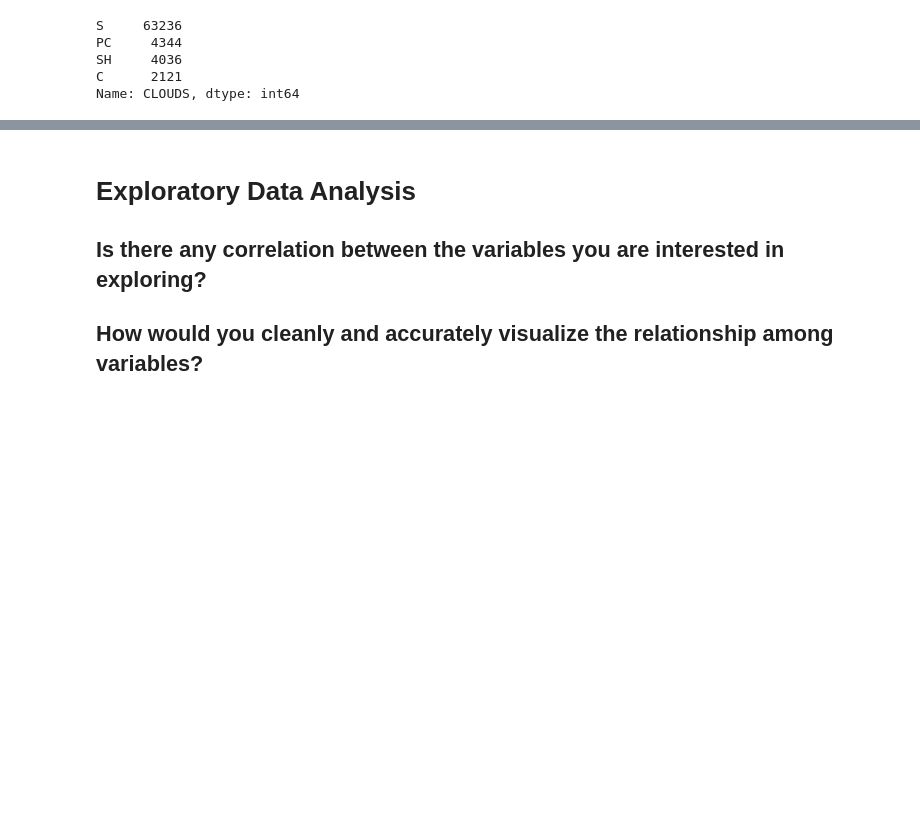
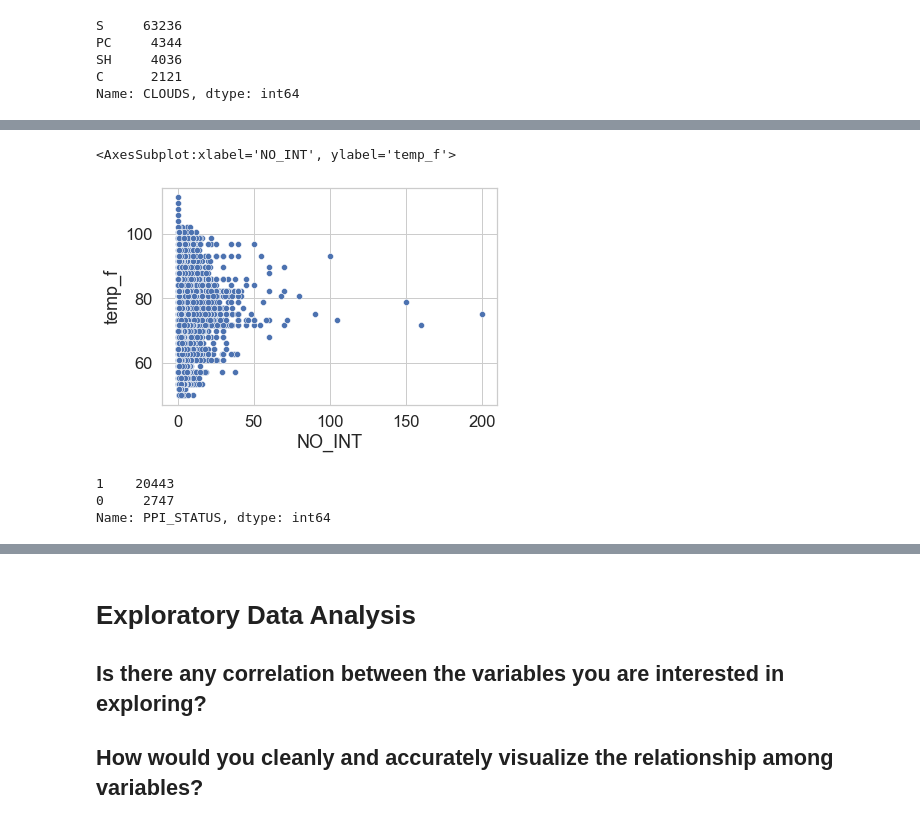
Before and after one commit to Emman-Lopez-Oso/DC200_GradProj, a Jupyter notebook: EDA_ELO.ipynb, the cells around one changed output, grey strips where cells are left out. Saved outputs shown, nothing was run; the diff lists cells and outputs as text; code cells hidden in the pictures; blank space fills up the shorter version.

```diff
--- a/EDA_ELO.ipynb
+++ b/EDA_ELO.ipynb
@@ -227,0 +260,11 @@ df['temp_f'] = df['TEMP']* 1.8000 + 32.00
+# %%
+sns.scatterplot(data=df, x="NO_INT", y="temp_f")
+# %% [output]
+<AxesSubplot:xlabel='NO_INT', ylabel='temp_f'>
+[figure, added]
+# %%
+df.loc[df['MINUTE'] > 3,'PPI_STATUS'].value_counts()
+# %% [output]
+1    20443
+0     2747
+Name: PPI_STATUS, dtype: int64
```
Also changed, not shown: parts of 15 cells of this notebook.
